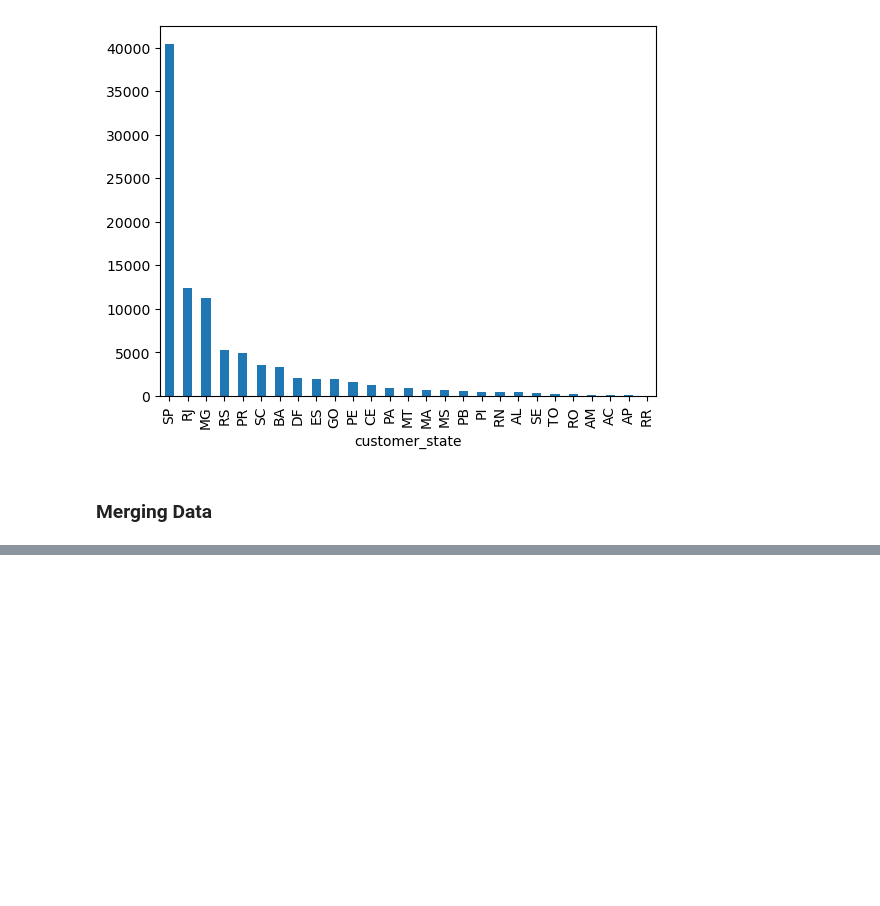
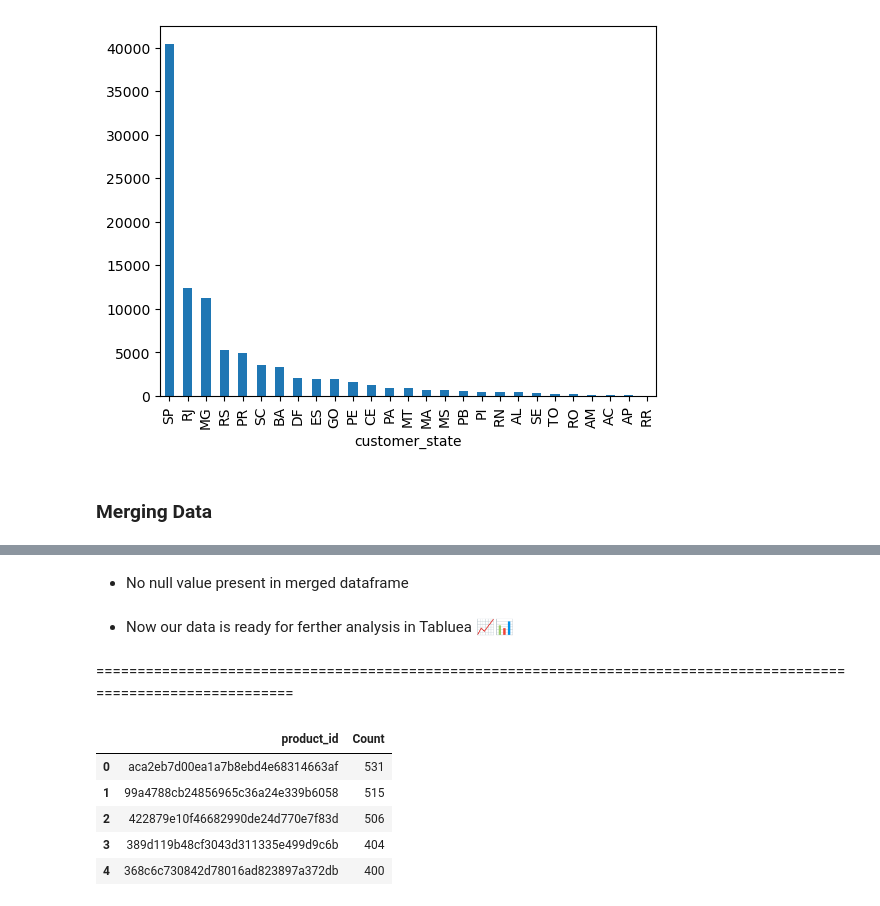
Before and after one commit to sagarbarge/Marketing-and-Retail-Analytics, a Jupyter notebook: Capstone_Retail_Data.ipynb, the cells around one changed output, grey strips where cells are left out. Saved outputs shown, nothing was run; the diff lists cells and outputs as text; code cells hidden in the pictures; blank space fills up the shorter version.

```diff
--- a/Capstone_Retail_Data.ipynb
+++ b/Capstone_Retail_Data.ipynb
@@ -665,0 +715,2 @@ data.head()
+# %% [markdown]
+-  No null value present in merged dataframe
@@ -665,0 +720,4 @@ data.head()
+# %% [markdown]
+- Now our data is ready for ferther analysis in Tabluea 📈📊
+# %% [markdown]
+===================================================================================================================
@@ -665,0 +726,12 @@ data.head()
+# %%
+# Groupby product_id to find most ordered product
+
+df_freq = merge4.groupby('product_id')['product_id'].count().sort_values(ascending=False).reset_index(name='Count')
+df_freq.head()
+# %% [output]
+|  | product_id | Count |
+| 0 | aca2eb7d00ea1a7b8ebd4e68314663af | 531 |
+| 1 | 99a4788cb24856965c36a24e339b6058 | 515 |
+| 2 | 422879e10f46682990de24d770e7f83d | 506 |
+| 3 | 389d119b48cf3043d311335e499d9c6b | 404 |
+| 4 | 368c6c730842d78016ad823897a372db | 400 |
```
Also changed, not shown: parts of 21 cells of this notebook.
